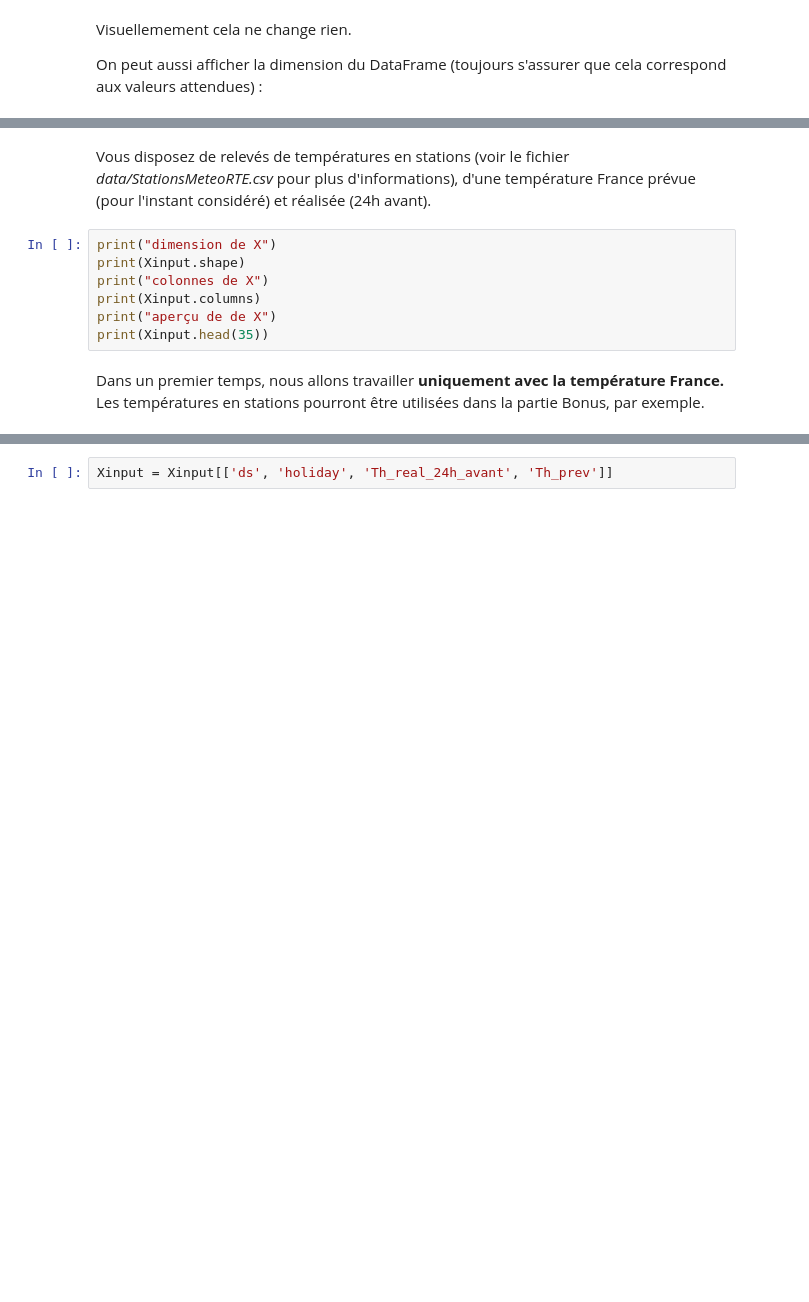
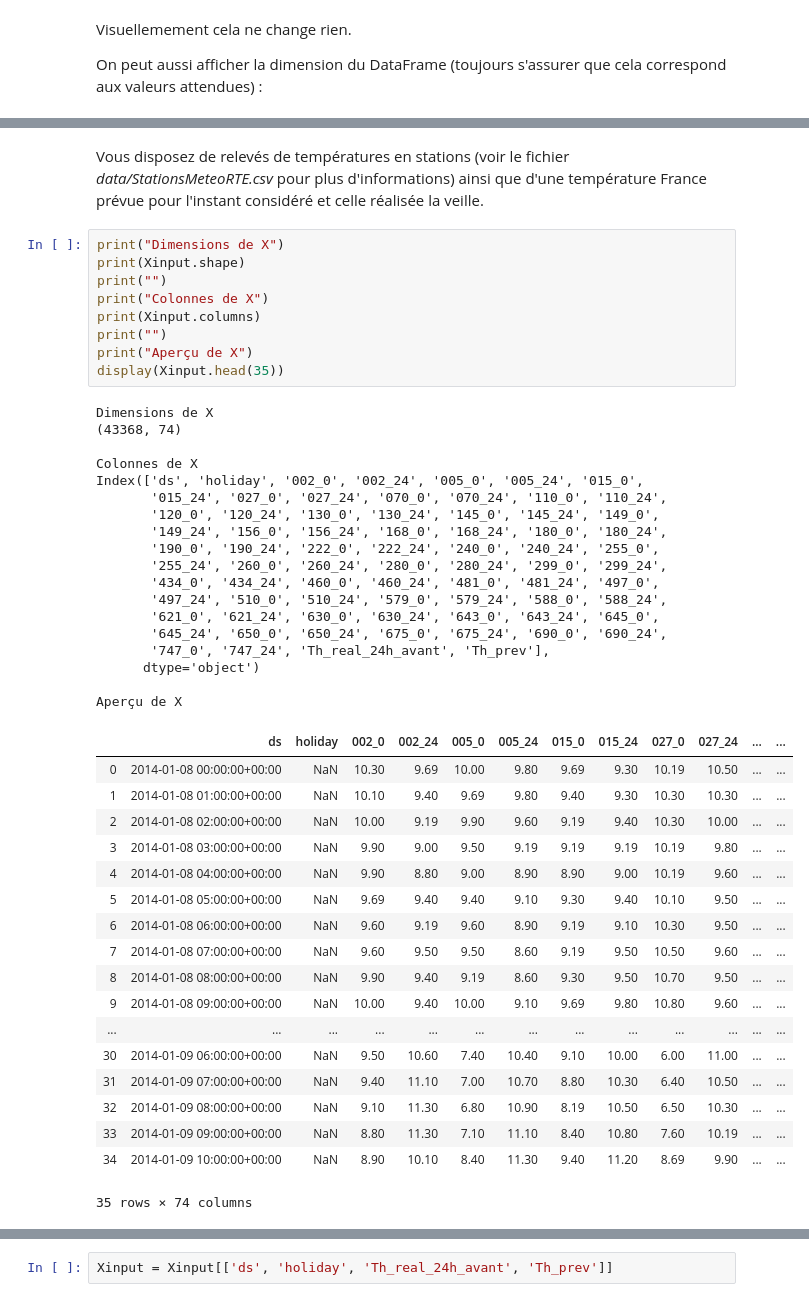
Before and after one commit to marota/TP_Formation_Conso_MachineLearning, a Jupyter notebook: TP1_Machine_learning.ipynb, the cells around one changed output, grey strips where cells are left out. Saved outputs shown, nothing was run; the diff lists cells and outputs as text; blank space fills up the shorter version.

```diff
--- a/TP1_Machine_learning.ipynb
+++ b/TP1_Machine_learning.ipynb
@@ -152,14 +198,50 @@ Xinput = pd.read_csv(zipfile_xinput.open('Xinput.csv'),sep=",",engine='c',header
 
 Xinput['ds'] = pd.to_datetime(Xinput['ds'],utc=True)
 # %% [markdown]
-Vous disposez de relevés de températures en stations (voir le fichier *data/StationsMeteoRTE.csv* pour plus d'informations), d'une température France prévue (pour l'instant considéré) et réalisée (24h avant).
+Vous disposez de relevés de températures en stations (voir le fichier *data/StationsMeteoRTE.csv* pour plus d'informations) ainsi que d'une température France prévue pour l'instant considéré et celle réalisée la veille.
 # %%
-print("dimension de X")
+print("Dimensions de X")
 print(Xinput.shape)
-print("colonnes de X")
+print("")
+print("Colonnes de X")
 print(Xinput.columns)
-print("aperçu de de X")
-print(Xinput.head(35))
+print("")
+print("Aperçu de X")
+display(Xinput.head(35))
+# %% [output]
+Dimensions de X
+(43368, 74)
+
+Colonnes de X
+Index(['ds', 'holiday', '002_0', '002_24', '005_0', '005_24', '015_0',
+       '015_24', '027_0', '027_24', '070_0', '070_24', '110_0', '110_24',
+       '120_0', '120_24', '130_0', '130_24', '145_0', '145_24', '149_0',
+       '149_24', '156_0', '156_24', '168_0', '168_24', '180_0', '180_24',
+       '190_0', '190_24', '222_0', '222_24', '240_0', '240_24', '255_0',
+       '255_24', '260_0', '260_24', '280_0', '280_24', '299_0', '299_24',
+       '434_0', '434_24', '460_0', '460_24', '481_0', '481_24', '497_0',
+       '497_24', '510_0', '510_24', '579_0', '579_24', '588_0', '588_24',
+       '621_0', '621_24', '630_0', '630_24', '643_0', '643_24', '645_0',
+       '645_24', '650_0', '650_24', '675_0', '675_24', '690_0', '690_24',
+       '747_0', '747_24', 'Th_real_24h_avant', 'Th_prev'],
+      dtype='object')
+
+Aperçu de X
+|  | ds | holiday | 002_0 | 002_24 | 005_0 | 005_24 | 015_0 | 015_24 | 027_0 | 027_24 | ... | ... |
+| 0 | 2014-01-08 00:00:00+00:00 | NaN | 10.30 | 9.69 | 10.00 | 9.80 | 9.69 | 9.30 | 10.19 | 10.50 | ... | ... |
+| 1 | 2014-01-08 01:00:00+00:00 | NaN | 10.10 | 9.40 | 9.69 | 9.80 | 9.40 | 9.30 | 10.30 | 10.30 | ... | ... |
+| 2 | 2014-01-08 02:00:00+00:00 | NaN | 10.00 | 9.19 | 9.90 | 9.60 | 9.19 | 9.40 | 10.30 | 10.00 | ... | ... |
+| 3 | 2014-01-08 03:00:00+00:00 | NaN | 9.90 | 9.00 | 9.50 | 9.19 | 9.19 | 9.19 | 10.19 | 9.80 | ... | ... |
+| 4 | 2014-01-08 04:00:00+00:00 | NaN | 9.90 | 8.80 | 9.00 | 8.90 | 8.90 | 9.00 | 10.19 | 9.60 | ... | ... |
+| 5 | 2014-01-08 05:00:00+00:00 | NaN | 9.69 | 9.40 | 9.40 | 9.10 | 9.30 | 9.40 | 10.10 | 9.50 | ... | ... |
+| 6 | 2014-01-08 06:00:00+00:00 | NaN | 9.60 | 9.19 | 9.60 | 8.90 | 9.19 | 9.10 | 10.30 | 9.50 | ... | ... |
+| 7 | 2014-01-08 07:00:00+00:00 | NaN | 9.60 | 9.50 | 9.50 | 8.60 | 9.19 | 9.50 | 10.50 | 9.60 | ... | ... |
+| 8 | 2014-01-08 08:00:00+00:00 | NaN | 9.90 | 9.40 | 9.19 | 8.60 | 9.30 | 9.50 | 10.70 | 9.50 | ... | ... |
+| 9 | 2014-01-08 09:00:00+00:00 | NaN | 10.00 | 9.40 | 10.00 | 9.10 | 9.69 | 9.80 | 10.80 | 9.60 | ... | ... |
+| ... | ... | ... | ... | ... | ... | ... | ... | ... | ... | ... | ... | ... |
+| 30 | 2014-01-09 06:00:00+00:00 | NaN | 9.50 | 10.60 | 7.40 | 10.40 | 9.10 | 10.00 | 6.00 | 11.00 | ... | ... |
+| 31 | 2014-01-09 07:00:00+00:00 | NaN | 9.40 | 11.10 | 7.00 | 10.70 | 8.80 | 10.30 | 6.40 | 10.50 | ... | ... |
+| 32 | 2014-01-09 08:00:00+00:00 | NaN | 9.10 | 11.30 | 6.80 | 10.90 | 8.19 | 10.50 | 6.50 | 10.30 | ... | ... |
+| 33 | 2014-01-09 09:00:00+00:00 | NaN | 8.80 | 11.30 | 7.10 | 11.10 | 8.40 | 10.80 | 7.60 | 10.19 | ... | ... |
+| 34 | 2014-01-09 10:00:00+00:00 | NaN | 8.90 | 10.10 | 8.40 | 11.30 | 9.40 | 11.20 | 8.69 | 9.90 | ... | ... |
+35 rows × 74 columns
-# %% [markdown]
-
-Dans un premier temps, nous allons travailler **uniquement avec la température France.** Les températures en stations pourront être utilisées dans la partie Bonus, par exemple.
```
Also changed, not shown: parts of 79 cells of this notebook, 1 other file.
